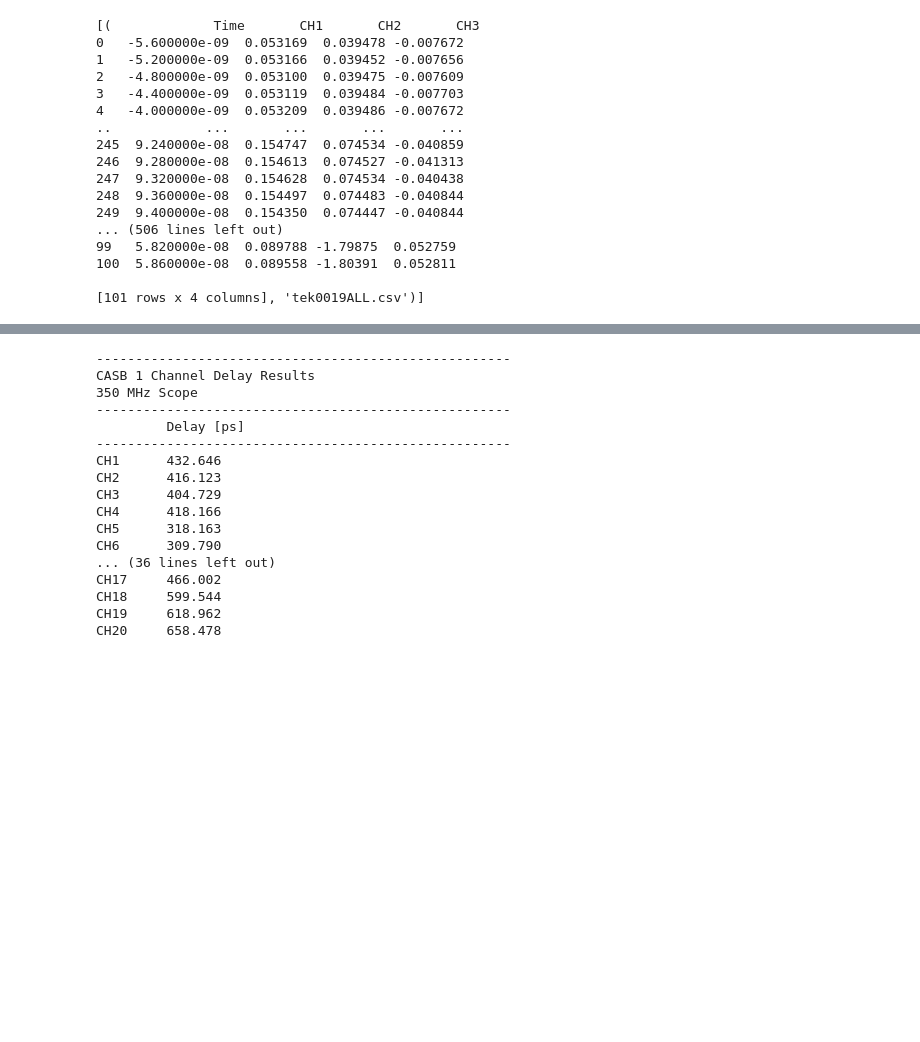
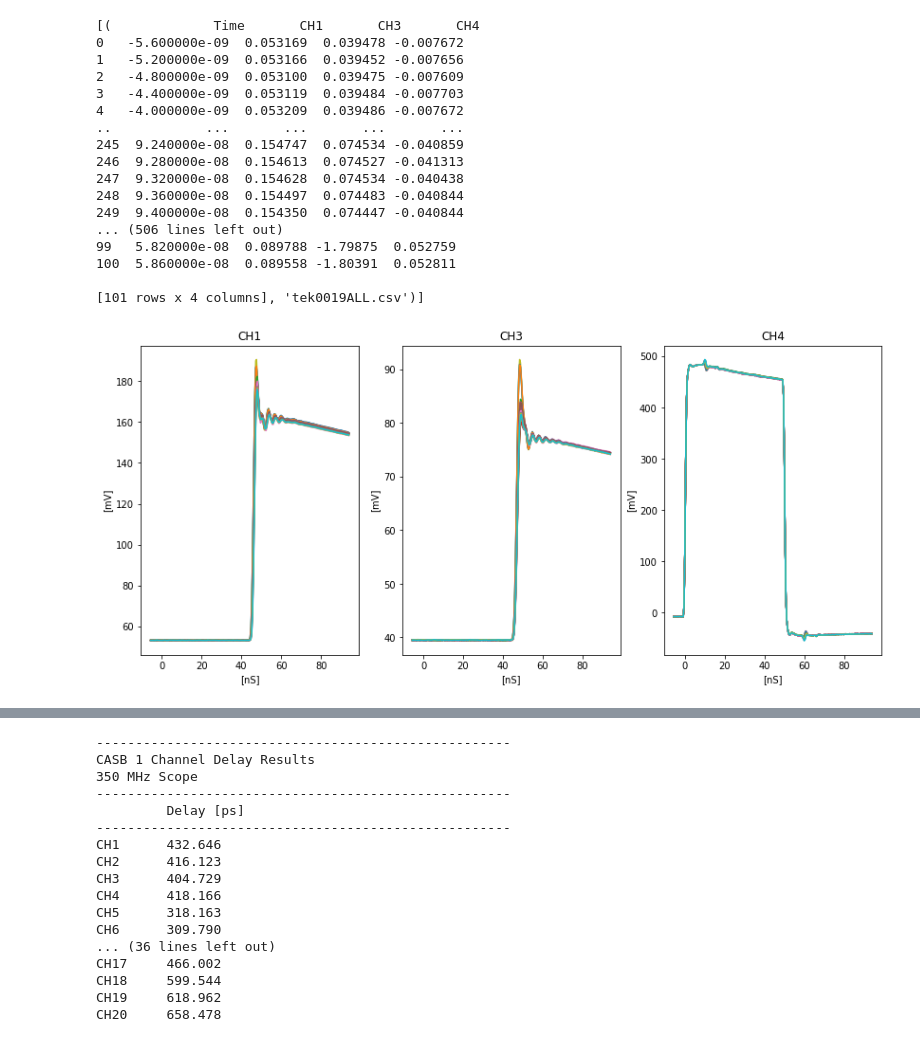
Before and after one commit to hbjamin/casb-calibration, a Jupyter notebook: analysis/delay-gain.ipynb, the cells around one changed output, grey strips where cells are left out. Drawn from its saved outputs; the diff is of its cells as text; code cells hidden in the pictures; blank space fills up the shorter version.

```diff
--- a/analysis/delay-gain.ipynb
+++ b/analysis/delay-gain.ipynb
@@ -11,12 +11,12 @@ dfs1=[]
 for i in range(1,21):
         #file=f"tek{i:04d}ALL.csv"
         file=f"../casb1/averages/new/ch{i}.csv"
-        df = pd.read_csv(file,skiprows=21,names=["Time", "CH1", "CH2", "CH3"])
-        # Ensure x and y values are numeric
-        df.iloc[:, 0] = pd.to_numeric(df.iloc[:, 0], errors='coerce')  # Ensure x values are numeric (Time)
-        df.iloc[:, 1] = pd.to_numeric(df.iloc[:, 1], errors='coerce')  # Ensure y values are numeric (CH1)
-        df.iloc[:, 2] = pd.to_numeric(df.iloc[:, 2], errors='coerce')  # Ensure y values are numeric (CH3)
-        df.iloc[:, 3] = pd.to_numeric(df.iloc[:, 3], errors='coerce')  # Ensure y values are numeric (CH4)
+        df = pd.read_csv(file,skiprows=21,names=["Time", "CH1", "CH3", "CH4"])
+        # Ensure values are numeric
+        df.iloc[:, 0] = pd.to_numeric(df.iloc[:, 0], errors='coerce')
+        df.iloc[:, 1] = pd.to_numeric(df.iloc[:, 1], errors='coerce')
+        df.iloc[:, 2] = pd.to_numeric(df.iloc[:, 2], errors='coerce')
+        df.iloc[:, 3] = pd.to_numeric(df.iloc[:, 3], errors='coerce')
         dfs1.append((df, os.path.basename(file)))  # Store the reversed DataFrame with its filename
 print(dfs1)
 
@@ -25,15 +25,15 @@ dfs2=[]
 for i in range(0,20):
         file=f"../casb2/averages/tek{i:04d}ALL.csv"
         df = pd.read_csv(file,skiprows=21,names=["Time", "CH1", "CH2", "CH3"])
-        # Ensure x and y values are numeric
-        df.iloc[:, 0] = pd.to_numeric(df.iloc[:, 0], errors='coerce')  # Ensure x values are numeric (Time)
-        df.iloc[:, 1] = pd.to_numeric(df.iloc[:, 1], errors='coerce')  # Ensure y values are numeric (CH1)
-        df.iloc[:, 2] = pd.to_numeric(df.iloc[:, 2], errors='coerce')  # Ensure y values are numeric (CH3)
-        df.iloc[:, 3] = pd.to_numeric(df.iloc[:, 3], errors='coerce')  # Ensure y values are numeric (CH4)
+        # Ensure values are numeric
+        df.iloc[:, 0] = pd.to_numeric(df.iloc[:, 0], errors='coerce')
+        df.iloc[:, 1] = pd.to_numeric(df.iloc[:, 1], errors='coerce')
+        df.iloc[:, 2] = pd.to_numeric(df.iloc[:, 2], errors='coerce')
+        df.iloc[:, 3] = pd.to_numeric(df.iloc[:, 3], errors='coerce')
         dfs2.append((df, os.path.basename(file)))  # Store the reversed DataFrame with its filename
 print(dfs2)
 # %% [output]
-[(             Time       CH1       CH2       CH3
+[(             Time       CH1       CH3       CH4
 0   -5.600000e-09  0.053169  0.039478 -0.007672
 1   -5.200000e-09  0.053166  0.039452 -0.007656
 2   -4.800000e-09  0.053100  0.039475 -0.007609
@@ -50,4 +50,22 @@ print(dfs2)
 100  5.860000e-08  0.089558 -1.80391  0.052811
 
 [101 rows x 4 columns], 'tek0019ALL.csv')]
+# %%
+fig, ax = plt.subplots(1, 3, figsize=(14, 6))
+for i in range(len(dfs1)):
+    #print(dfs1[i][0])
+    ax[0].plot(dfs1[i][0]["Time"]*1e9, dfs1[i][0]["CH1"]*1000)
+    ax[1].plot(dfs1[i][0]["Time"]*1e9, dfs1[i][0]["CH3"]*1000)
+    ax[2].plot(dfs1[i][0]["Time"]*1e9, dfs1[i][0]["CH4"]*1000)
+ax[0].set_xlabel("[nS]")
+ax[0].set_ylabel("[mV]")
+ax[0].set_title("CH1")
+ax[1].set_xlabel("[nS]")
+ax[1].set_ylabel("[mV]")
+ax[1].set_title("CH3")
+ax[2].set_xlabel("[nS]")
+ax[2].set_ylabel("[mV]")
+ax[2].set_title("CH4");
+# %% [output]
+[figure, added]
 # %%
```
Also changed, not shown: parts of 7 cells of this notebook, 5 other files.
